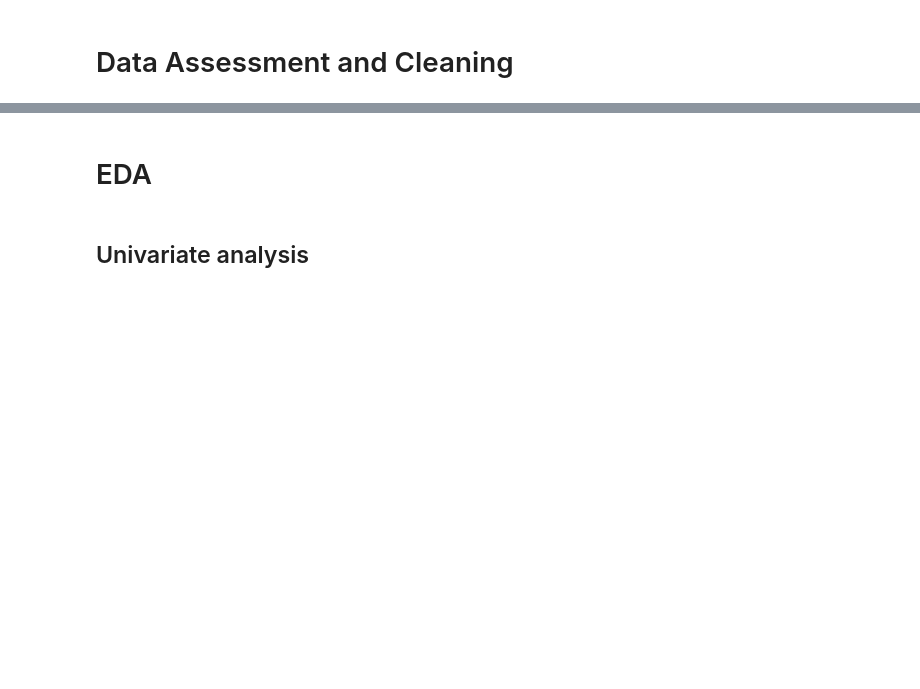
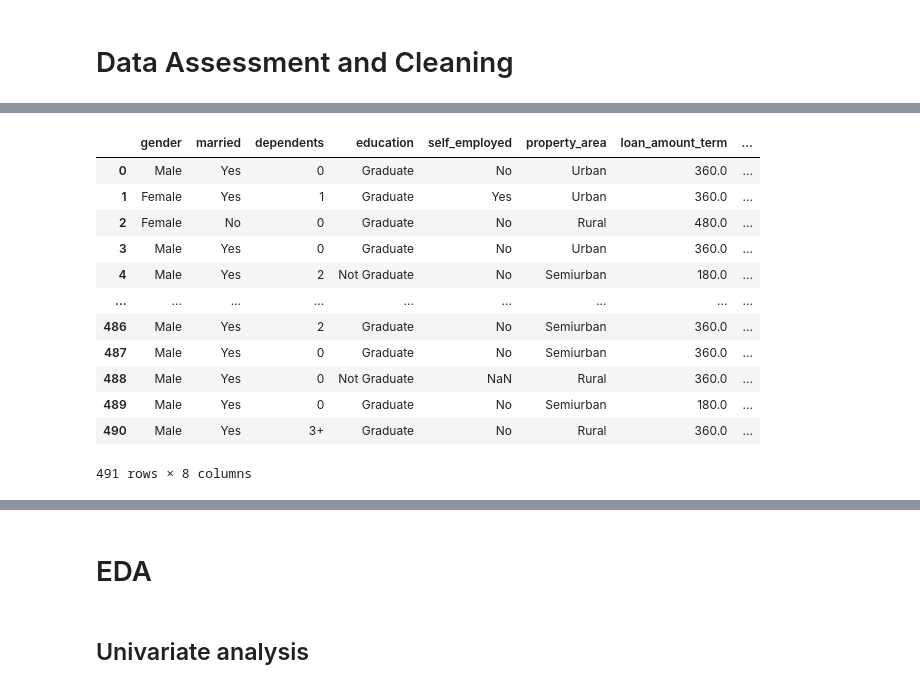
Before and after one commit to althaf-07/loan-sanction-prediction, a Jupyter notebook: notebooks/experimentation.ipynb, the cells around one changed output, grey strips where cells are left out. Cells and saved outputs as stored; diff of their text form; code cells hidden in the pictures; blank space fills up the shorter version.

```diff
--- a/notebooks/experimentation.ipynb
+++ b/notebooks/experimentation.ipynb
@@ -76,3 +42,5 @@ pd.read_csv("data/processed/test.csv")
 # %%
 # Load the dataset
-df = pd.read_csv("data/raw/loan_sanction_train.csv")
+train_data_path = config["data"]["raw"]["train"]
+df = pd.read_csv(train_data_path)
+df_bak = df.copy()
@@ -86,7 +57,7 @@ df.head()
 # %%
-# Drop useless features
-useless_features = ["Loan_ID"]
-df.drop(columns=useless_features, inplace=True)
+# Drop useless cols
+useless_cols = ["Loan_ID"]
+df.drop(columns=useless_cols, inplace=True)
 
 # Test
 df.columns
@@ -93,7 +88,7 @@ df.columns
 # %%
 # Clean column names
-df = klib.clean_column_names(df)
+df.columns = list(config["renamed_column_names"].values())
+column_names = df.columns.tolist()
 
 # Test
-column_names = df.columns.tolist()
 column_names
@@ -112,6 +142,6 @@ df.info()
 # %%
-# Extract numerical, categorical, and other features from the dataset
-num_cols, cat_cols, other_cols = fz.extract_features(
+# Extract continuous and discrete features from the dataset
+continuous_cols, discrete_cols, _ = fz.extract_features(
     df, "all", ignore_cols=["loan_status"]
 )
 # %%
@@ -120,3 +164,17 @@ df[num_cols]
 # %%
-# Print categorical features of dataset
-df[cat_cols]
+# Print discrete features of dataset
+df[discrete_cols]
+# %% [output]
+|  | gender | married | dependents | education | self_employed | property_area | loan_amount_term | ... |
+| 0 | Male | Yes | 0 | Graduate | No | Urban | 360.0 | ... |
+| 1 | Female | Yes | 1 | Graduate | Yes | Urban | 360.0 | ... |
+| 2 | Female | No | 0 | Graduate | No | Rural | 480.0 | ... |
+| 3 | Male | Yes | 0 | Graduate | No | Urban | 360.0 | ... |
+| 4 | Male | Yes | 2 | Not Graduate | No | Semiurban | 180.0 | ... |
+| ... | ... | ... | ... | ... | ... | ... | ... | ... |
+| 486 | Male | Yes | 2 | Graduate | No | Semiurban | 360.0 | ... |
+| 487 | Male | Yes | 0 | Graduate | No | Semiurban | 360.0 | ... |
+| 488 | Male | Yes | 0 | Not Graduate | NaN | Rural | 360.0 | ... |
+| 489 | Male | Yes | 0 | Graduate | No | Semiurban | 180.0 | ... |
+| 490 | Male | Yes | 3+ | Graduate | No | Rural | 360.0 | ... |
+491 rows × 8 columns
```
Also changed, not shown: parts of 68 cells of this notebook, 9 other files.
